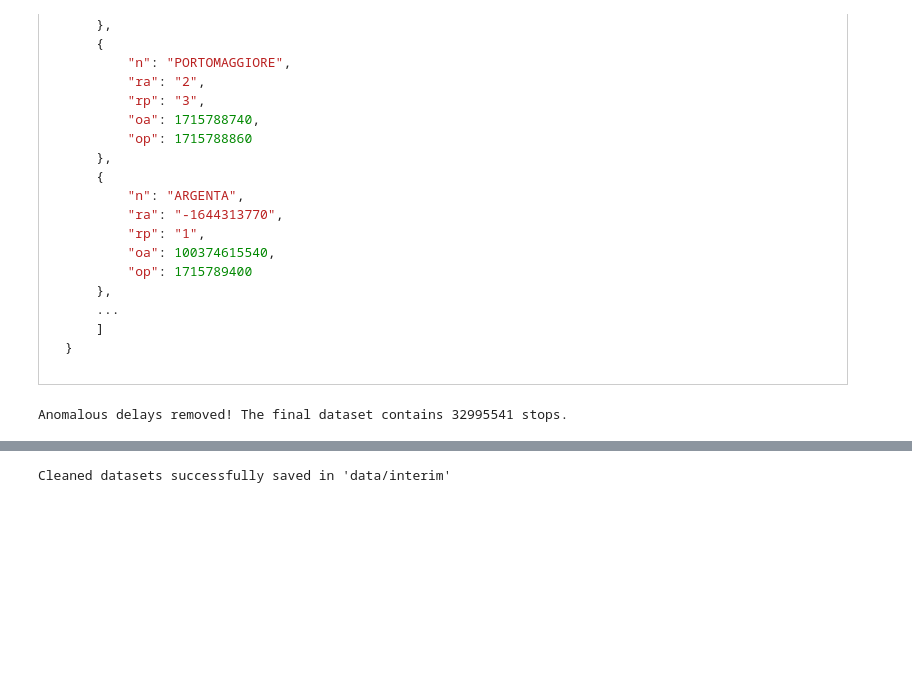
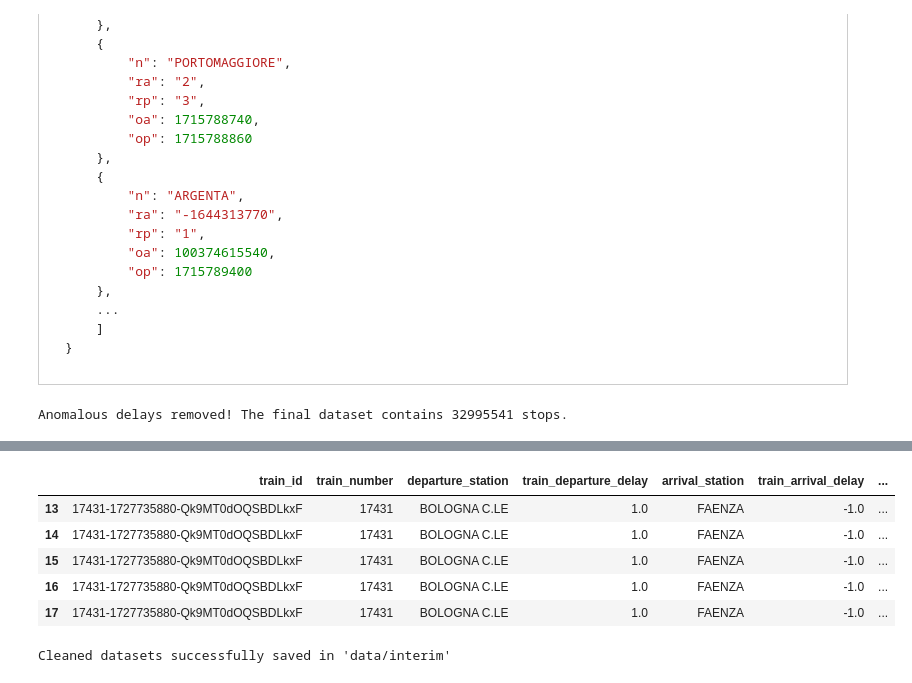
Before and after one commit to npinto97/graph-enhanced-train-delay-prediction, a Jupyter notebook: 1_preprocessing.ipynb, the cells around one changed output, grey strips where cells are left out. Drawn from its saved outputs; the diff is of its cells as text; code cells hidden in the pictures; blank space fills up the shorter version.

```diff
--- a/1_preprocessing.ipynb
+++ b/1_preprocessing.ipynb
@@ -661,3 +714,12 @@ df_merged.shape
+# %%
+df_merged.head()
+# %% [output]
+|  | train_id | train_number | departure_station | train_departure_delay | arrival_station | train_arrival_delay | ... |
+| 13 | 17431-1727735880-Qk9MT0dOQSBDLkxF | 17431 | BOLOGNA C.LE | 1.0 | FAENZA | -1.0 | ... |
+| 14 | 17431-1727735880-Qk9MT0dOQSBDLkxF | 17431 | BOLOGNA C.LE | 1.0 | FAENZA | -1.0 | ... |
+| 15 | 17431-1727735880-Qk9MT0dOQSBDLkxF | 17431 | BOLOGNA C.LE | 1.0 | FAENZA | -1.0 | ... |
+| 16 | 17431-1727735880-Qk9MT0dOQSBDLkxF | 17431 | BOLOGNA C.LE | 1.0 | FAENZA | -1.0 | ... |
+| 17 | 17431-1727735880-Qk9MT0dOQSBDLkxF | 17431 | BOLOGNA C.LE | 1.0 | FAENZA | -1.0 | ... |
 # %%
 INTERIM_PATH = Path("data/interim")
 INTERIM_PATH.mkdir(parents=True, exist_ok=True)
```
Also changed, not shown: parts of 17 cells of this notebook.
